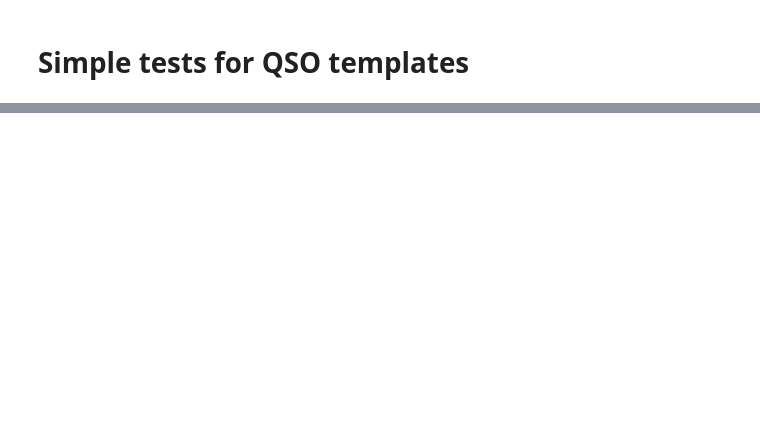
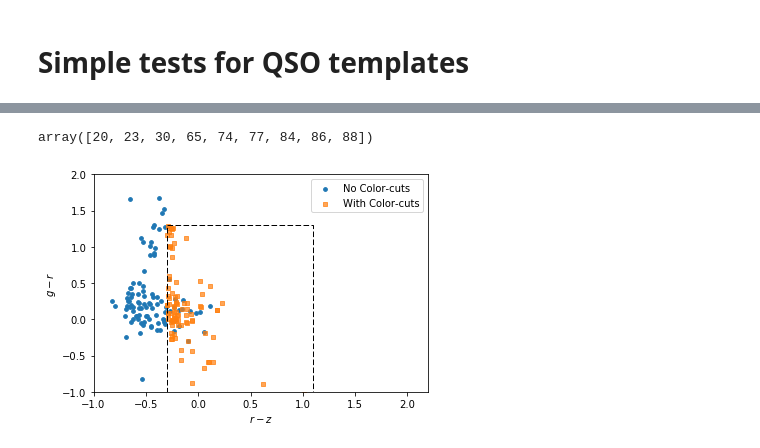
Before and after one commit to desihub/desisim, a Jupyter notebook: doc/nb/QSO_templates.ipynb, the cells around one changed output, grey strips where cells are left out. Drawn from its saved outputs; the diff is of its cells as text; code cells hidden in the pictures; blank space fills up the shorter version.

```diff
--- a/doc/nb/QSO_templates.ipynb
+++ b/doc/nb/QSO_templates.ipynb
@@ -75,0 +77,4 @@ for ii in range(nmodel):
+# %%
+# Generate spectra that scatter out of the QSO color-box.
+flux1, _, meta1 = qso.make_templates(nmodel=100, seed=1, lyaforest=True, nocolorcuts=True)
+flux2, _, meta2 = qso.make_templates(nmodel=100, seed=1, lyaforest=True, nocolorcuts=False)
@@ -75,0 +92,5 @@ for ii in range(nmodel):
+# %%
+fail = np.where(np.sum(flux2, axis=1) == 0)[0]
+fail
+# %% [output]
+array([20, 23, 30, 65, 74, 77, 84, 86, 88])
@@ -75,0 +122,31 @@ for ii in range(nmodel):
+# %%
+def flux2colors(cat):
+    """Convert DECam/WISE fluxes to magnitudes and colors."""
+    colors = dict()
+    with warnings.catch_warnings(): # ignore missing fluxes (e.g., for QSOs)
+        warnings.simplefilter('ignore')
+        for ii, band in zip((1, 2, 4), ('g', 'r', 'z')):
+            colors[band] = 22.5 - 2.5 * np.log10(cat['DECAM_FLUX'][..., ii].data)
+        colors['grz'] = 22.5-2.5*np.log10((cat['DECAM_FLUX'][..., 1] +
+                                           0.8 * cat['DECAM_FLUX'][..., 2] +
+                                           0.5 * cat['DECAM_FLUX'][..., 4]).data / 2.3)
+
+        colors['gr'] = colors['g'] - colors['r']
+        colors['rz'] = colors['r'] - colors['z']
+
+    return colors
+# %%
+nocuts = flux2colors(meta1)
+cuts = flux2colors(meta2)
+# %%
+fig, ax = plt.subplots()
+ax.scatter(nocuts['rz'], nocuts['gr'], s=14, label='No Color-cuts')
+ax.scatter(cuts['rz'], cuts['gr'], s=14, marker='s', alpha=0.7, label='With Color-cuts')
+ax.set_xlabel('$r - z$')
+ax.set_ylabel('$g - r$')
+ax.set_xlim(-1, 2.2)
+ax.set_ylim(-1, 2.0)
+ax.legend(loc='upper right')
+qso_colorbox(ax, 'gr-rz')
+# %% [output]
+[figure, added]
```
Also changed, not shown: parts of 9 cells of this notebook.
